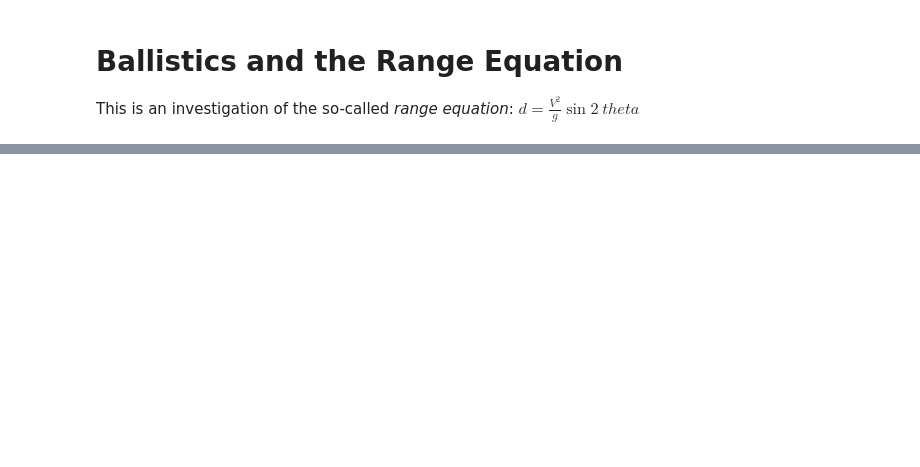
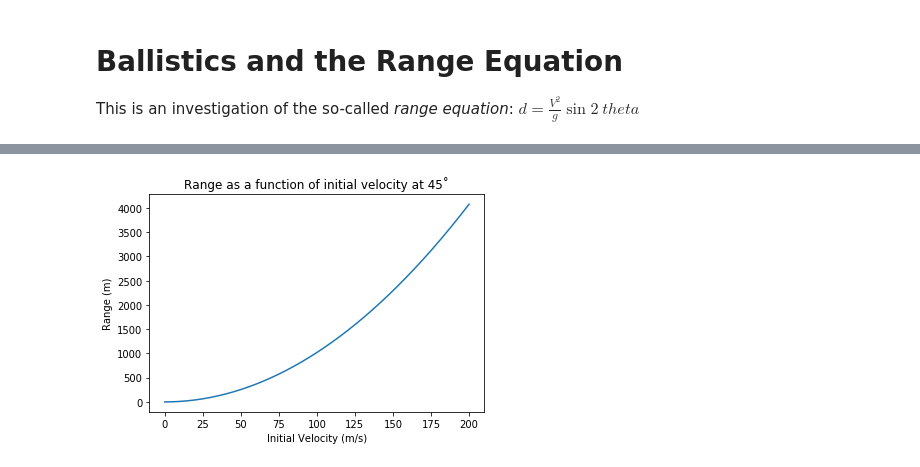
Before and after one commit to afeyrer/datascience, a Jupyter notebook: ballistics.ipynb, the cells around one changed output, grey strips where cells are left out. Saved outputs shown, nothing was run; the diff lists cells and outputs as text; code cells hidden in the pictures; blank space fills up the shorter version.

```diff
--- a/ballistics.ipynb
+++ b/ballistics.ipynb
@@ -78,0 +47,10 @@ range(0, 91)
+# %%
+iv = range (0,201)
+rangefromv = [rangeformula (x, radians(45)) for x in iv]
+plt.plot(iv, rangefromv)
+plt.title('Range as a function of initial velocity at 45˚')
+plt.xlabel('Initial Velocity (m/s)')
+plt.ylabel('Range (m)')
+plt.show()
+# %% [output]
+[figure, added]
```
Also changed, not shown: parts of 9 cells of this notebook.
